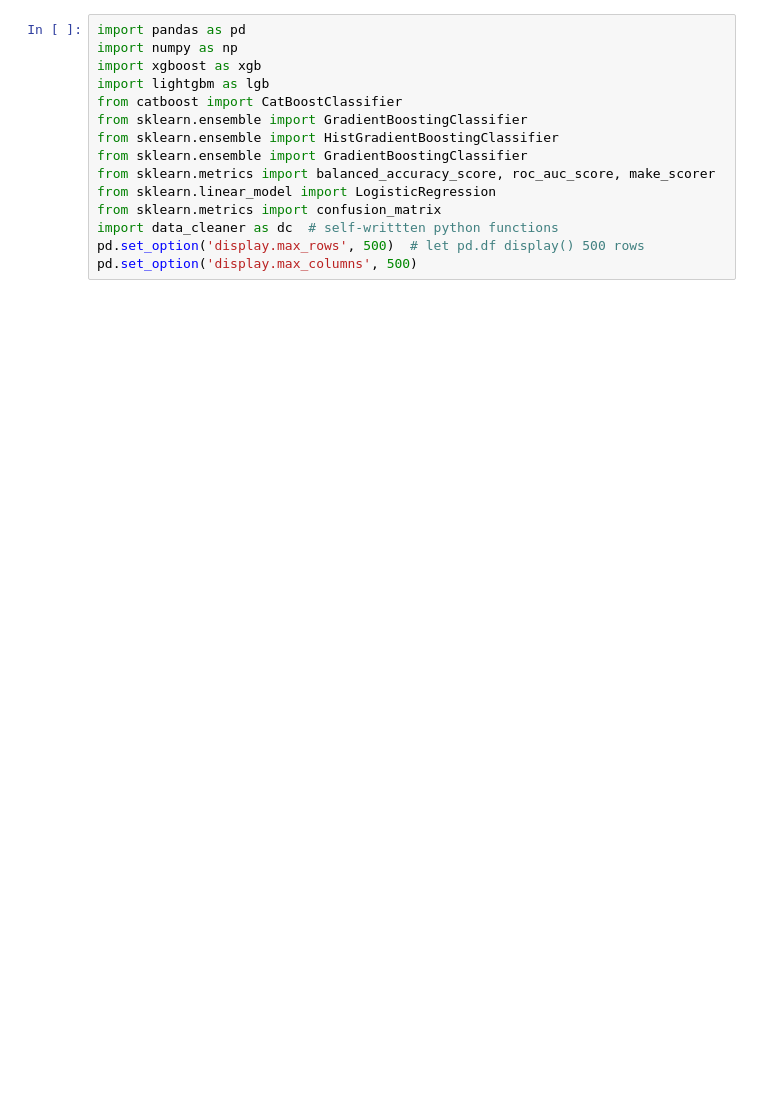
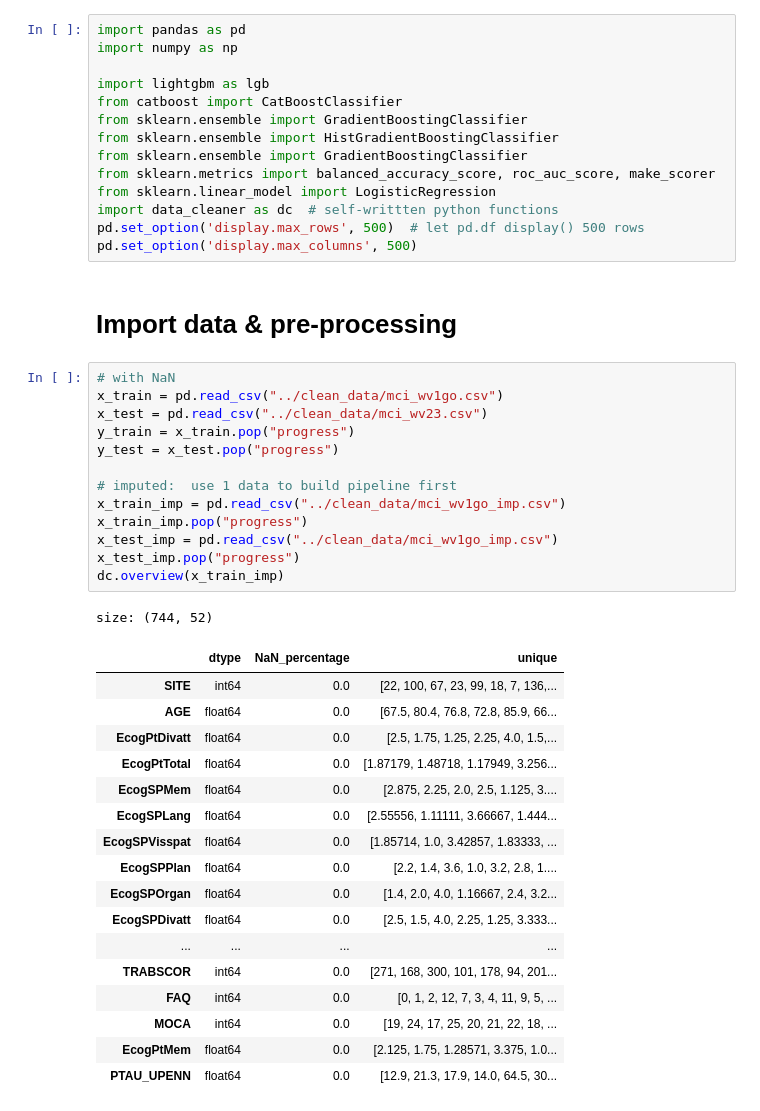
Before and after one commit to tctsung/AD_boosting, a Jupyter notebook: tune_model.ipynb, the cells around one changed output. Drawn from its saved outputs; the diff is of its cells as text; blank space fills up the shorter version.

```diff
--- a/tune_model.ipynb
+++ b/tune_model.ipynb
@@ -1,7 +1,7 @@
 # %%
 import pandas as pd
 import numpy as np
-import xgboost as xgb
+
 import lightgbm as lgb
 from catboost import CatBoostClassifier
 from sklearn.ensemble import GradientBoostingClassifier
@@ -9,10 +9,43 @@ from sklearn.ensemble import HistGradientBoostingClassifier
 from sklearn.ensemble import GradientBoostingClassifier
 from sklearn.metrics import balanced_accuracy_score, roc_auc_score, make_scorer
 from sklearn.linear_model import LogisticRegression
-from sklearn.metrics import confusion_matrix
 import data_cleaner as dc  # self-writtten python functions
 pd.set_option('display.max_rows', 500)  # let pd.df display() 500 rows
 pd.set_option('display.max_columns', 500)
+# %% [markdown]
+# Import data & pre-processing
+# %%
+# with NaN
+x_train = pd.read_csv("../clean_data/mci_wv1go.csv")
+x_test = pd.read_csv("../clean_data/mci_wv23.csv")
+y_train = x_train.pop("progress")
+y_test = x_test.pop("progress")
+
+# imputed:  use 1 data to build pipeline first
+x_train_imp = pd.read_csv("../clean_data/mci_wv1go_imp.csv")
+x_train_imp.pop("progress")
+x_test_imp = pd.read_csv("../clean_data/mci_wv1go_imp.csv")
+x_test_imp.pop("progress")
+dc.overview(x_train_imp)
+# %% [output]
+size: (744, 52)
+|  | dtype | NaN_percentage | unique |
+| SITE | int64 | 0.0 | [22, 100, 67, 23, 99, 18, 7, 136,... |
+| AGE | float64 | 0.0 | [67.5, 80.4, 76.8, 72.8, 85.9, 66... |
+| EcogPtDivatt | float64 | 0.0 | [2.5, 1.75, 1.25, 2.25, 4.0, 1.5,... |
+| EcogPtTotal | float64 | 0.0 | [1.87179, 1.48718, 1.17949, 3.256... |
+| EcogSPMem | float64 | 0.0 | [2.875, 2.25, 2.0, 2.5, 1.125, 3.... |
+| EcogSPLang | float64 | 0.0 | [2.55556, 1.11111, 3.66667, 1.444... |
+| EcogSPVisspat | float64 | 0.0 | [1.85714, 1.0, 3.42857, 1.83333, ... |
+| EcogSPPlan | float64 | 0.0 | [2.2, 1.4, 3.6, 1.0, 3.2, 2.8, 1.... |
+| EcogSPOrgan | float64 | 0.0 | [1.4, 2.0, 4.0, 1.16667, 2.4, 3.2... |
+| EcogSPDivatt | float64 | 0.0 | [2.5, 1.5, 4.0, 2.25, 1.25, 3.333... |
+| ... | ... | ... | ... |
+| TRABSCOR | int64 | 0.0 | [271, 168, 300, 101, 178, 94, 201... |
+| FAQ | int64 | 0.0 | [0, 1, 2, 12, 7, 3, 4, 11, 9, 5, ... |
+| MOCA | int64 | 0.0 | [19, 24, 17, 25, 20, 21, 22, 18, ... |
+| EcogPtMem | float64 | 0.0 | [2.125, 1.75, 1.28571, 3.375, 1.0... |
+| PTAU_UPENN | float64 | 0.0 | [12.9, 21.3, 17.9, 14.0, 64.5, 30... |
 # %%
 # standardization in training & keep the original mean & sd
 x_train, train_mean_sd = dc.standardization(x_train)
```
Also changed, not shown: parts of 2 cells of this notebook, 3 other files.
